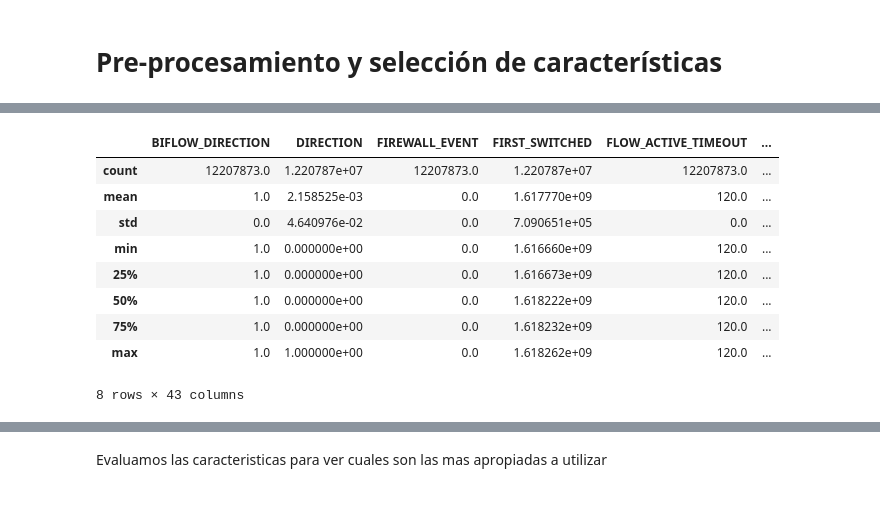
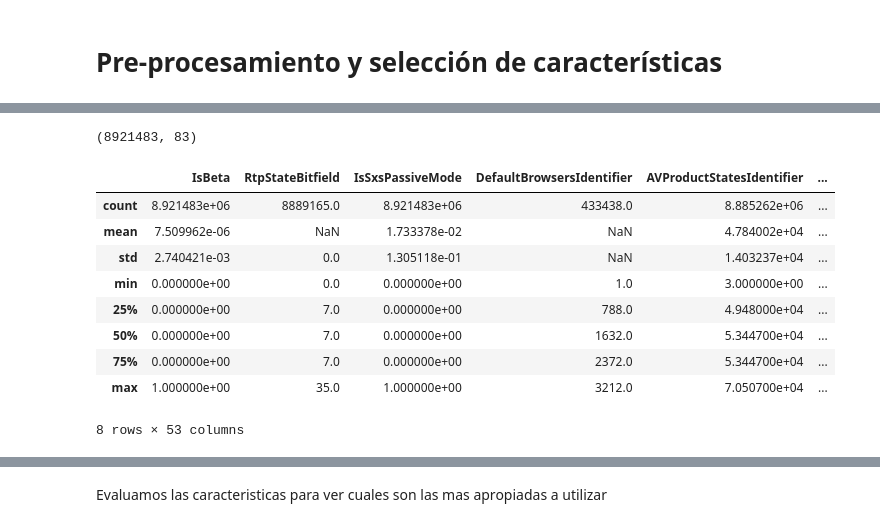
Before and after one commit to dianaxime/SDS-Proyecto2, a Jupyter notebook: SeleccionCaracteristicas.ipynb, the cells around one changed output, grey strips where cells are left out. Saved outputs shown, nothing was run; the diff lists cells and outputs as text; code cells hidden in the pictures.

```diff
--- a/SeleccionCaracteristicas.ipynb
+++ b/SeleccionCaracteristicas.ipynb
@@ -11,2 +98,36 @@ from sklearn.feature_selection import chi2, f_regression
+# %%
+# https://www.kaggle.com/code/rinnqd/reduce-memory-usage/notebook
+def reduce_mem_usage(df, verbose=True):
+    numerics = ['int16', 'int32', 'int64', 'float16', 'float32', 'float64']
+    start_mem = df.memory_usage().sum() / 1024**2
+    for col in df.columns:
+        col_type = df[col].dtypes
+        if col_type in numerics:
+            c_min = df[col].min()
+            c_max = df[col].max()
+            if str(col_type)[:3] == 'int':
+                if c_min > np.iinfo(np.int8).min and c_max < np.iinfo(np.int8).max:
+                    df[col] = df[col].astype(np.int8)
+                elif c_min > np.iinfo(np.int16).min and c_max < np.iinfo(np.int16).max:
+                    df[col] = df[col].astype(np.int16)
+                elif c_min > np.iinfo(np.int32).min and c_max < np.iinfo(np.int32).max:
+                    df[col] = df[col].astype(np.int32)
+                elif c_min > np.iinfo(np.int64).min and c_max < np.iinfo(np.int64).max:
+                    df[col] = df[col].astype(np.int64)
+            else:
+                if c_min > np.finfo(np.float16).min and c_max < np.finfo(np.float16).max:
+                    df[col] = df[col].astype(np.float16)
+                elif c_min > np.finfo(np.float32).min and c_max < np.finfo(np.float32).max:
+                    df[col] = df[col].astype(np.float32)
+                else:
+                    df[col] = df[col].astype(np.float64)
+
+    end_mem = df.memory_usage().sum() / 1024**2
+    print('Memory usage after optimization is: {:.2f} MB'.format(end_mem))
+    print('Decreased by {:.1f}%'.format(100 * (start_mem - end_mem) / start_mem))
+
+    return df
 # %%
-df1 = pd.read_csv('train.csv')
+train_df = pd.read_csv('train.csv', dtype = dtypes)
+# %%
+train_df = reduce_mem_usage(train_df)
@@ -45,13 +154,17 @@ memory usage: 4.6+ GB
+# %%
+train_df.shape
+# %% [output]
+(8921483, 83)
 # %%
-df1.describe()
+train_df.describe()
 # %% [output]
-|  | BIFLOW_DIRECTION | DIRECTION | FIREWALL_EVENT | FIRST_SWITCHED | FLOW_ACTIVE_TIMEOUT | ... |
-| count | 12207873.0 | 1.220787e+07 | 12207873.0 | 1.220787e+07 | 12207873.0 | ... |
-| mean | 1.0 | 2.158525e-03 | 0.0 | 1.617770e+09 | 120.0 | ... |
-| std | 0.0 | 4.640976e-02 | 0.0 | 7.090651e+05 | 0.0 | ... |
-| min | 1.0 | 0.000000e+00 | 0.0 | 1.616660e+09 | 120.0 | ... |
-| 25% | 1.0 | 0.000000e+00 | 0.0 | 1.616673e+09 | 120.0 | ... |
-| 50% | 1.0 | 0.000000e+00 | 0.0 | 1.618222e+09 | 120.0 | ... |
-| 75% | 1.0 | 0.000000e+00 | 0.0 | 1.618232e+09 | 120.0 | ... |
-| max | 1.0 | 1.000000e+00 | 0.0 | 1.618262e+09 | 120.0 | ... |
+|  | IsBeta | RtpStateBitfield | IsSxsPassiveMode | DefaultBrowsersIdentifier | AVProductStatesIdentifier | ... |
+| count | 8.921483e+06 | 8889165.0 | 8.921483e+06 | 433438.0 | 8.885262e+06 | ... |
+| mean | 7.509962e-06 | NaN | 1.733378e-02 | NaN | 4.784002e+04 | ... |
+| std | 2.740421e-03 | 0.0 | 1.305118e-01 | NaN | 1.403237e+04 | ... |
+| min | 0.000000e+00 | 0.0 | 0.000000e+00 | 1.0 | 3.000000e+00 | ... |
+| 25% | 0.000000e+00 | 7.0 | 0.000000e+00 | 788.0 | 4.948000e+04 | ... |
+| 50% | 0.000000e+00 | 7.0 | 0.000000e+00 | 1632.0 | 5.344700e+04 | ... |
+| 75% | 0.000000e+00 | 7.0 | 0.000000e+00 | 2372.0 | 5.344700e+04 | ... |
+| max | 1.000000e+00 | 35.0 | 1.000000e+00 | 3212.0 | 7.050700e+04 | ... |
-8 rows × 43 columns
+8 rows × 53 columns
```
Also changed, not shown: parts of 23 cells of this notebook, 1 other file.
